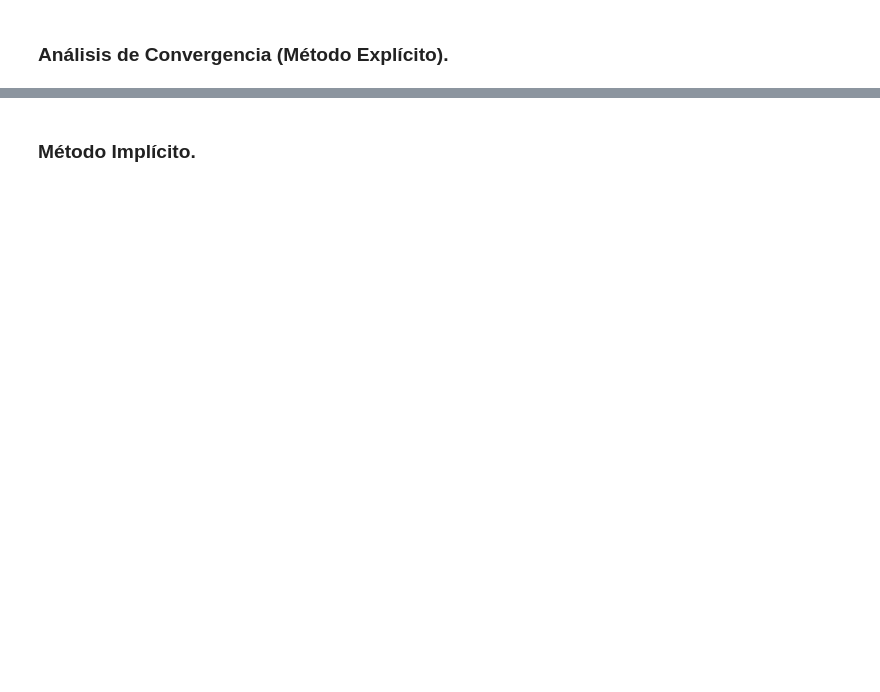
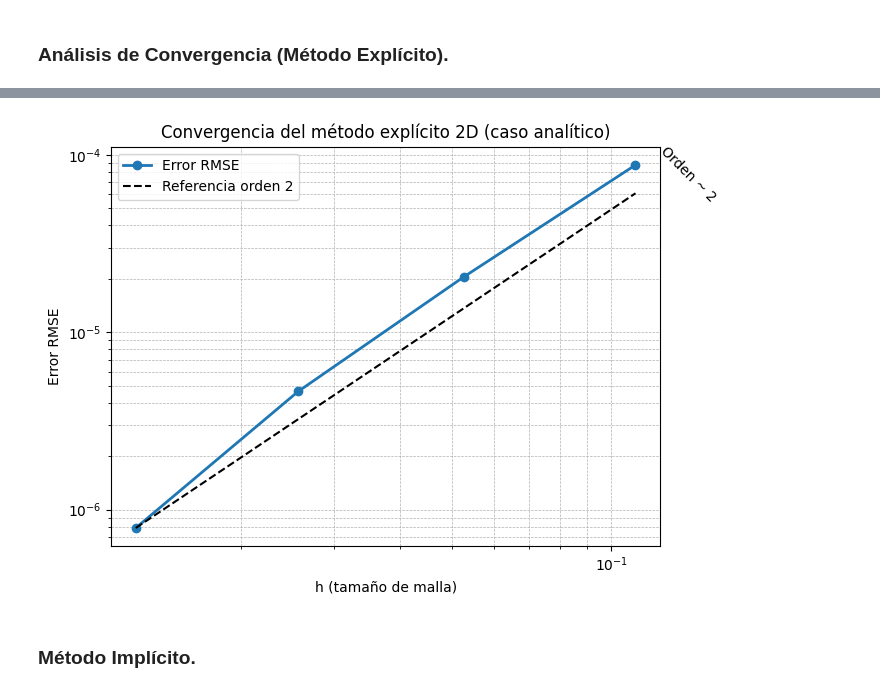
Before and after one commit to mgonzalz/sn_talleres, a Jupyter notebook: notebooks/informe-02__ecuacion-calor.ipynb, the cells around one changed output, grey strips where cells are left out. Drawn from its saved outputs; the diff is of its cells as text; code cells hidden in the pictures; blank space fills up the shorter version.

```diff
--- a/notebooks/informe-02__ecuacion-calor.ipynb
+++ b/notebooks/informe-02__ecuacion-calor.ipynb
@@ -292,3 +198,96 @@ plt.show()
+# %%
+import numpy as np
+import matplotlib.pyplot as plt
+
+# ---------------------------
+# Simulación explícita en 2D (caso con solución exacta)
+# ---------------------------
+def simulate_con_analitica(Nx, Ny, dt, T_max, alpha=0.01):
+    dx = 1.0 / (Nx - 1)
+    dy = 1.0 / (Ny - 1)
+    lambda_x = alpha * dt / dx**2
+    lambda_y = alpha * dt / dy**2
+    Nt = int(T_max / dt)
+
+    # Malla
+    x = np.linspace(0, 1, Nx)
+    y = np.linspace(0, 1, Ny)
+    X, Y = np.meshgrid(x, y)
+
+    # Condición inicial analítica
+    T = np.sin(np.pi * X) * np.sin(np.pi * Y)
+
+    for n in range(Nt):
+        T_new = T.copy()
+        for j in range(1, Ny - 1):
+            for i in range(1, Nx - 1):
+                T_new[j, i] = T[j, i] \
+                    + lambda_x * (T[j, i+1] - 2*T[j, i] + T[j, i-1]) \
+                    + lambda_y * (T[j+1, i] - 2*T[j, i] + T[j-1, i])
+        # Condiciones de frontera Dirichlet homogéneas
+        T_new[:, 0] = 0
+        T_new[:, -1] = 0
+        T_new[0, :] = 0
+        T_new[-1, :] = 0
+        T = T_new.copy()
+
+    return T, X, Y, dx
+
+# ---------------------------
+# Solución analítica exacta
+# ---------------------------
+def solucion_analitica(X, Y, t, alpha):
+    return np.sin(np.pi * X) * np.sin(np.pi * Y) * np.exp(-2 * (np.pi**2) * alpha * t)
+
+# ---------------------------
+# Configuración
+# ---------------------------
+alpha = 0.01
+T_max = 0.1
+dt = 0.0005
+
+resolutions = [10, 20, 40, 80]
+errores = []
+h_vals = []
+
+for N in resolutions:
+    T_num, X, Y, h = simulate_con_analitica(N, N, dt, T_max, alpha)
+    T_exacta = solucion_analitica(X, Y, T_max, alpha)
+    error = np.sqrt(np.mean((T_num - T_exacta)**2))
+    errores.append(error)
+    h_vals.append(h)
+
+# ---------------------------
+# Graficar convergencia
+# ---------------------------
+h_vals = np.array(h_vals)
+errores = np.array(errores)
+
+# Ordenar por h
+orden = np.argsort(h_vals)
+h_vals = h_vals[orden]
+errores = errores[orden]
+
+# Línea de orden 2
+h_ref = np.array([h_vals[0], h_vals[-1]])
+error_ref = errores[0] * (h_ref / h_ref[0])**2
+
+plt.figure(figsize=(7, 5))
+plt.loglog(h_vals, errores, 'o-', label='Error RMSE', linewidth=2)
+plt.loglog(h_ref, error_ref, 'k--', label='Referencia orden 2')
+
+# Anotación
+plt.text(h_ref[1]*1.1, error_ref[1]*0.9, 'Orden ~ 2', fontsize=10, rotation=-45)
+
+plt.xlabel('h (tamaño de malla)')
+plt.ylabel('Error RMSE')
+plt.title('Convergencia del método explícito 2D (caso analítico)')
+plt.grid(True, which="both", ls="--", lw=0.5)
+plt.legend()
+plt.tight_layout()
+plt.show()
+# %% [output]
+[figure, added]
 # %% [markdown]
 ### **Método Implícito.**
 # %%
```
Also changed, not shown: parts of 10 cells of this notebook, 12 other files.
